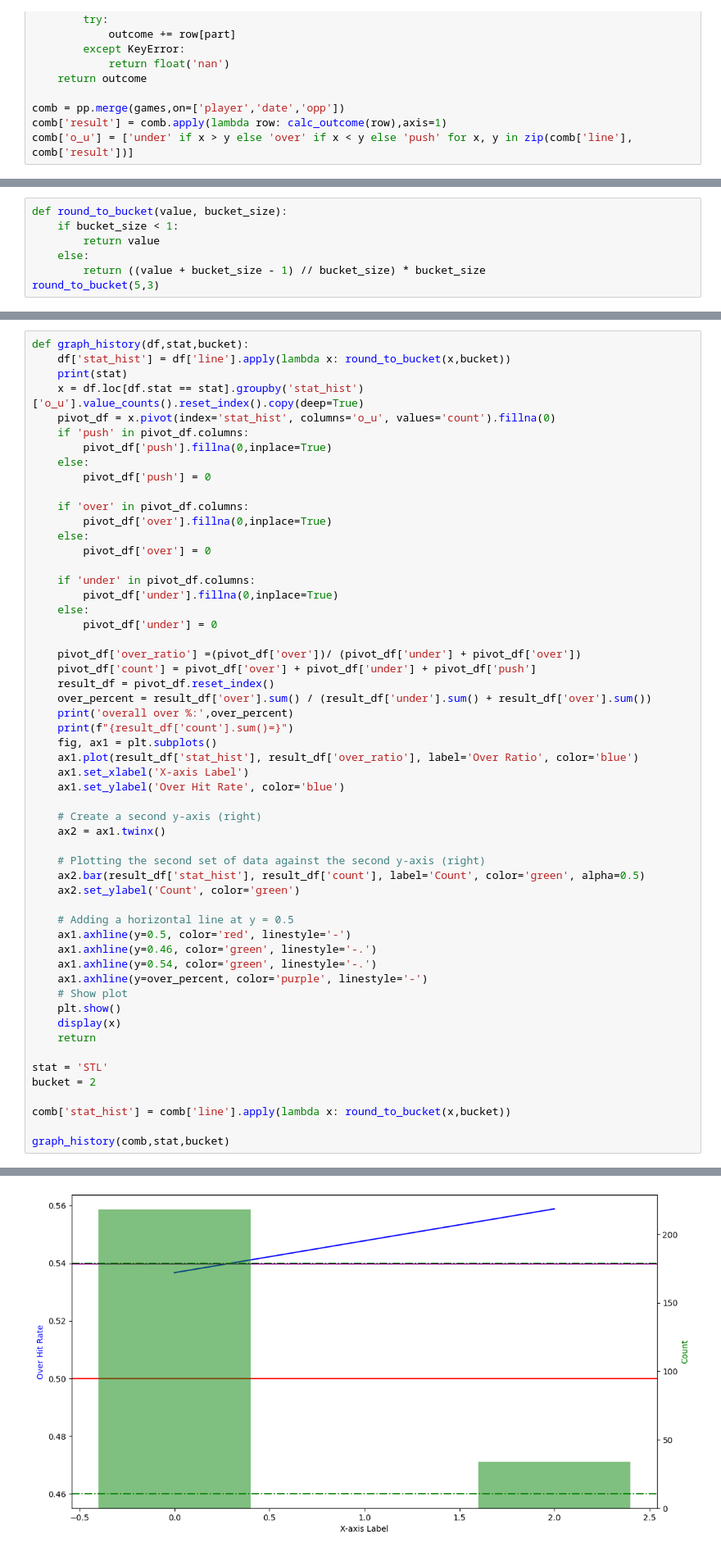
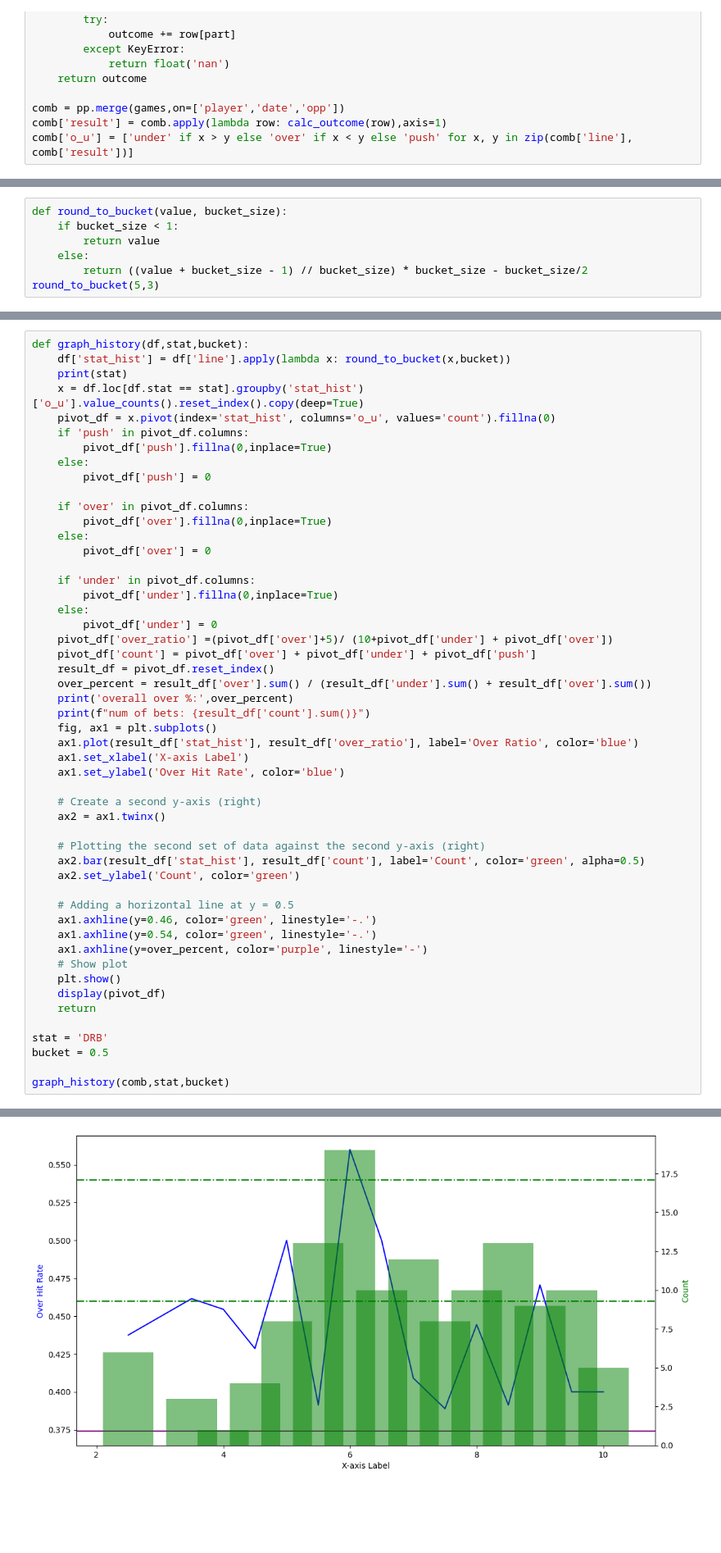
Before and after one commit to madram1423/NBA_betting_model, a Jupyter notebook: backtesting.ipynb, the cells around one changed output, grey strips where cells are left out. Shown at 82% size. Drawn from its saved outputs; the diff is of its cells as text; blank space fills up the shorter version.

```diff
--- a/backtesting.ipynb
+++ b/backtesting.ipynb
@@ -187,6 +93,6 @@ def round_to_bucket(value, bucket_size):
     if bucket_size < 1:
         return value
     else:
-        return ((value + bucket_size - 1) // bucket_size) * bucket_size
+        return ((value + bucket_size - 1) // bucket_size) * bucket_size - bucket_size/2
 round_to_bucket(5,3)
 # %% [output]
@@ -211,13 +117,12 @@ def graph_history(df,stat,bucket):
         pivot_df['under'].fillna(0,inplace=True)
     else:
         pivot_df['under'] = 0
-
-    pivot_df['over_ratio'] =(pivot_df['over'])/ (pivot_df['under'] + pivot_df['over'])
+    pivot_df['over_ratio'] =(pivot_df['over']+5)/ (10+pivot_df['under'] + pivot_df['over'])
     pivot_df['count'] = pivot_df['over'] + pivot_df['under'] + pivot_df['push']
     result_df = pivot_df.reset_index()
     over_percent = result_df['over'].sum() / (result_df['under'].sum() + result_df['over'].sum())
     print('overall over %:',over_percent)
-    print(f"{result_df['count'].sum()=}")
+    print(f"num of bets: {result_df['count'].sum()}")
     fig, ax1 = plt.subplots()
     ax1.plot(result_df['stat_hist'], result_df['over_ratio'], label='Over Ratio', color='blue')
     ax1.set_xlabel('X-axis Label')
@@ -231,19 +136,16 @@ def graph_history(df,stat,bucket):
     ax2.set_ylabel('Count', color='green')
 
     # Adding a horizontal line at y = 0.5
-    ax1.axhline(y=0.5, color='red', linestyle='-')
     ax1.axhline(y=0.46, color='green', linestyle='-.')
     ax1.axhline(y=0.54, color='green', linestyle='-.')
     ax1.axhline(y=over_percent, color='purple', linestyle='-')
     # Show plot
     plt.show()
-    display(x)
+    display(pivot_df)
     return
 
-stat = 'STL'
-bucket = 2
-
-comb['stat_hist'] = comb['line'].apply(lambda x: round_to_bucket(x,bucket))
+stat = 'DRB'
+bucket = 0.5
 
 graph_history(comb,stat,bucket)
 # %% [output]
@@ -253 +155 @@ result_df['count'].sum()=252
-[figure, old version]
+[figure, new version]
```
Also changed, not shown: parts of 26 cells of this notebook, 35 other files.
